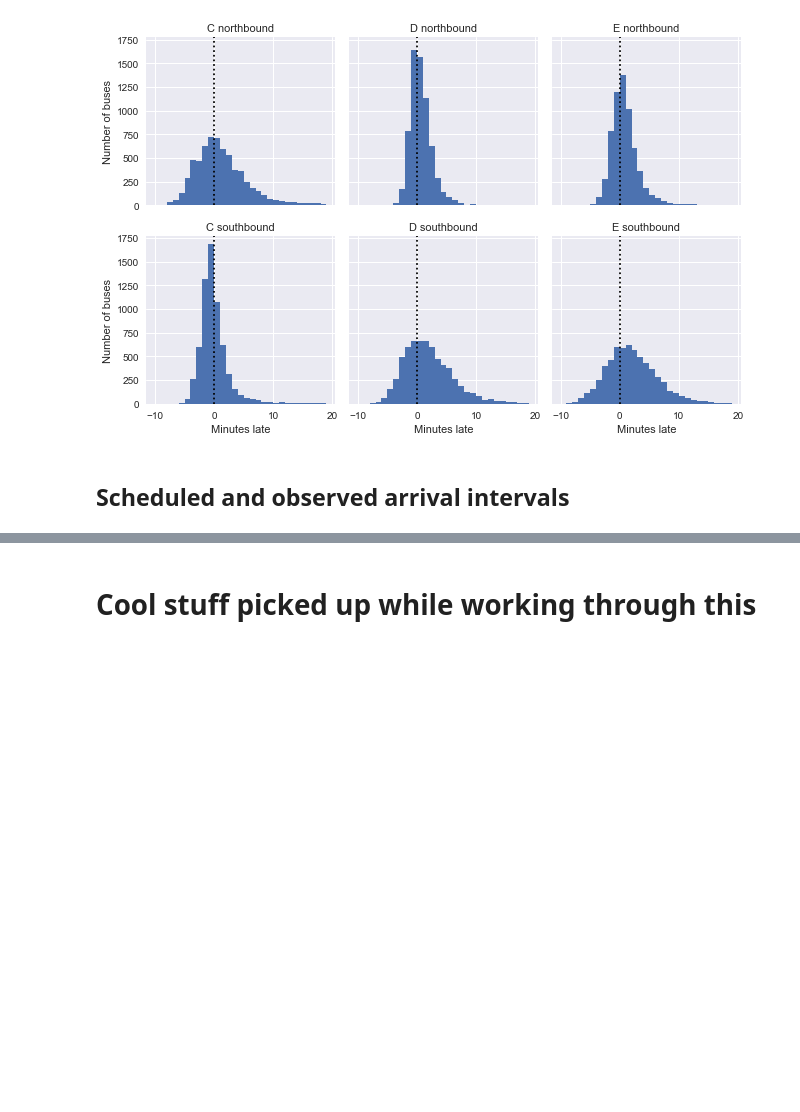
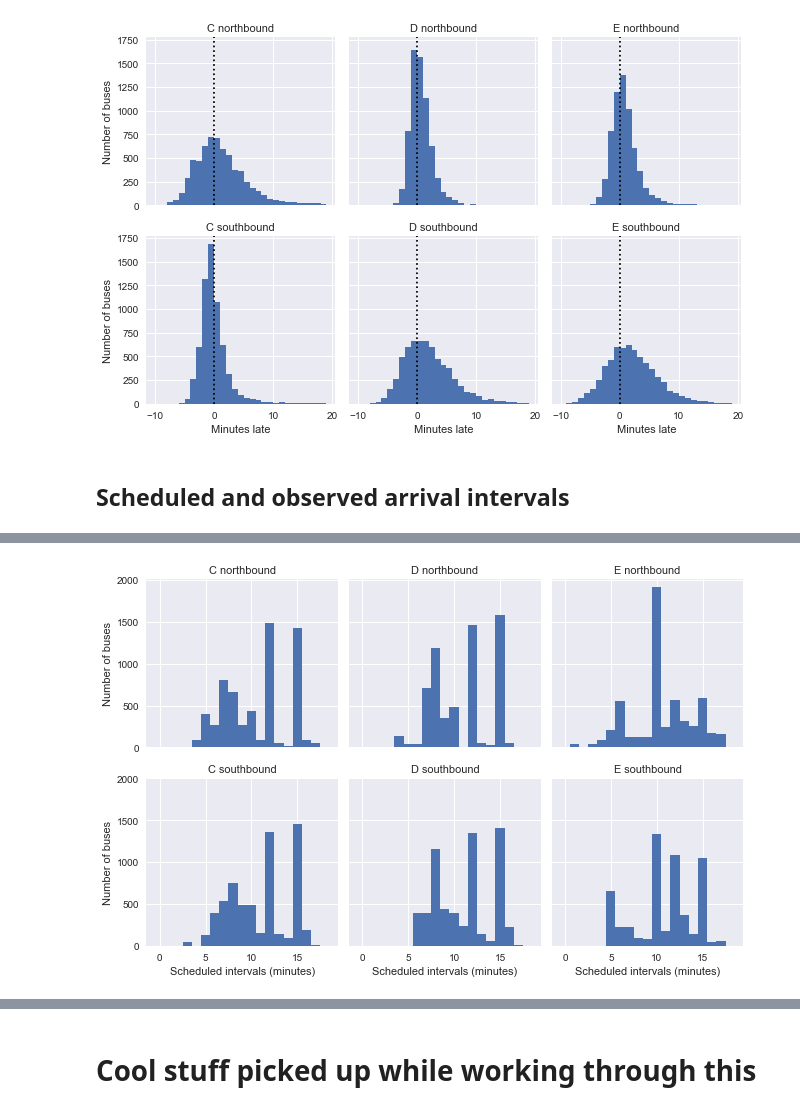
Before and after one commit to fabiangunzinger/bus_paradox, a Jupyter notebook: waiting_time_paradox.ipynb, the cells around one changed output, grey strips where cells are left out. Saved outputs shown, nothing was run; the diff lists cells and outputs as text; code cells hidden in the pictures; blank space fills up the shorter version.

```diff
--- a/waiting_time_paradox.ipynb
+++ b/waiting_time_paradox.ipynb
@@ -224,0 +221,9 @@ df['scheduled_interval'] = grouped['scheduled'].transform(compute_headway)
+# %%
+# Plot scheduled intervals
+
+g = sns.FacetGrid(df, row='direction', col='route')
+g.map(plt.hist, 'scheduled_interval', bins=np.arange(20)-0.5)
+g.set_titles('{col_name} {row_name}')
+g.set_axis_labels('Scheduled intervals (minutes)', 'Number of buses');
+# %% [output]
+[figure, added]
```
Also changed, not shown: parts of 20 cells of this notebook.
